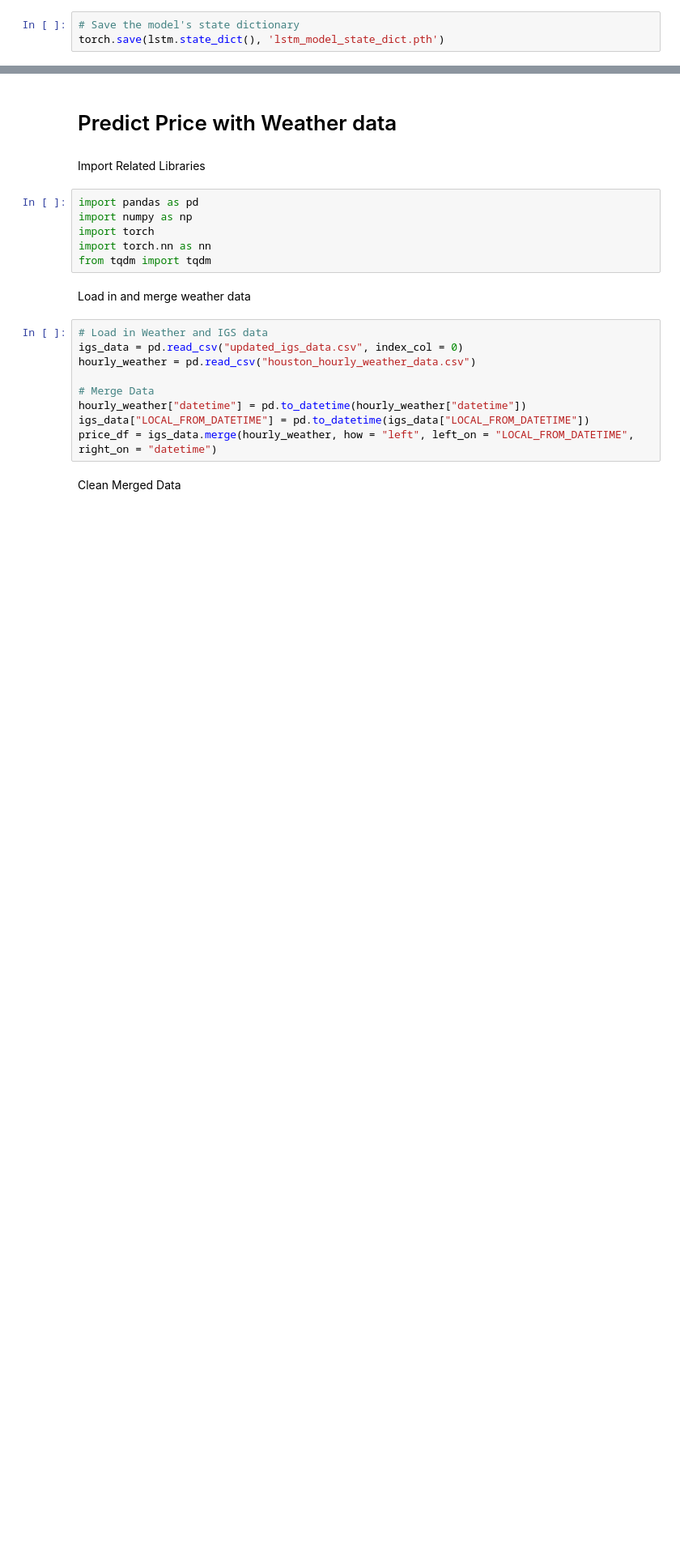
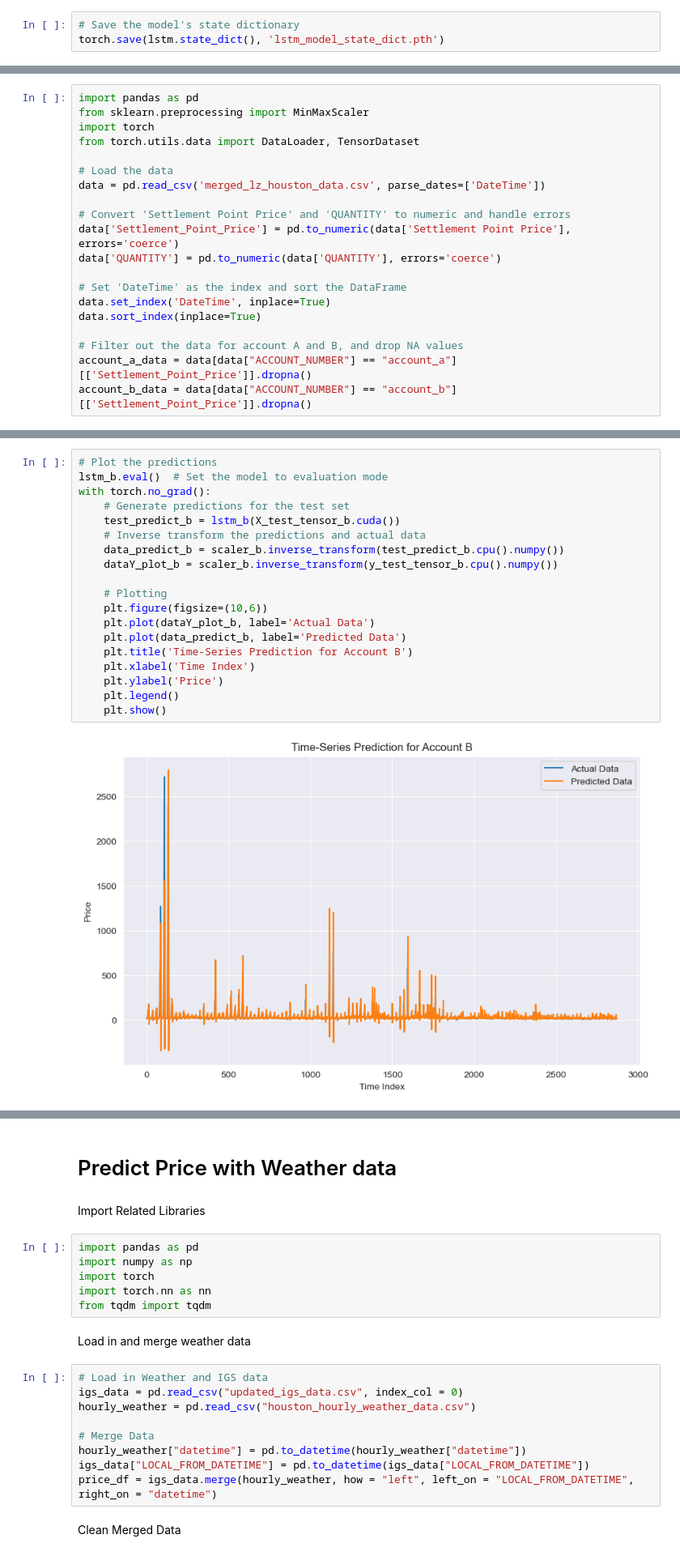
Before and after one commit to Hzsen/STAT4911_IGSEnergy, a Jupyter notebook: LSTM.ipynb, the cells around one changed output, grey strips where cells are left out. Shown: that part at 81% size. Saved outputs shown, nothing was run; the diff lists cells and outputs as text; blank space fills up the shorter version.

```diff
--- a/LSTM.ipynb
+++ b/LSTM.ipynb
@@ -234,0 +237,20 @@ torch.save(lstm.state_dict(), 'lstm_model_state_dict.pth')
+# %%
+import pandas as pd
+from sklearn.preprocessing import MinMaxScaler
+import torch
+from torch.utils.data import DataLoader, TensorDataset
+
+# Load the data
+data = pd.read_csv('merged_lz_houston_data.csv', parse_dates=['DateTime'])
+
+# Convert 'Settlement Point Price' and 'QUANTITY' to numeric and handle errors
+data['Settlement_Point_Price'] = pd.to_numeric(data['Settlement Point Price'], errors='coerce')
+data['QUANTITY'] = pd.to_numeric(data['QUANTITY'], errors='coerce')
+
+# Set 'DateTime' as the index and sort the DataFrame
+data.set_index('DateTime', inplace=True)
+data.sort_index(inplace=True)
+
+# Filter out the data for account A and B, and drop NA values
+account_a_data = data[data["ACCOUNT_NUMBER"] == "account_a"][['Settlement_Point_Price']].dropna()
+account_b_data = data[data["ACCOUNT_NUMBER"] == "account_b"][['Settlement_Point_Price']].dropna()
@@ -234,0 +400,21 @@ torch.save(lstm.state_dict(), 'lstm_model_state_dict.pth')
+# %%
+# Plot the predictions
+lstm_b.eval()  # Set the model to evaluation mode
+with torch.no_grad():
+    # Generate predictions for the test set
+    test_predict_b = lstm_b(X_test_tensor_b.cuda())
+    # Inverse transform the predictions and actual data
+    data_predict_b = scaler_b.inverse_transform(test_predict_b.cpu().numpy())
+    dataY_plot_b = scaler_b.inverse_transform(y_test_tensor_b.cpu().numpy())
+
+    # Plotting
+    plt.figure(figsize=(10,6))
+    plt.plot(dataY_plot_b, label='Actual Data')
+    plt.plot(data_predict_b, label='Predicted Data')
+    plt.title('Time-Series Prediction for Account B')
+    plt.xlabel('Time Index')
+    plt.ylabel('Price')
+    plt.legend()
+    plt.show()
+# %% [output]
+[figure, added]
```
Also changed, not shown: parts of 18 cells of this notebook, 5 other files.
